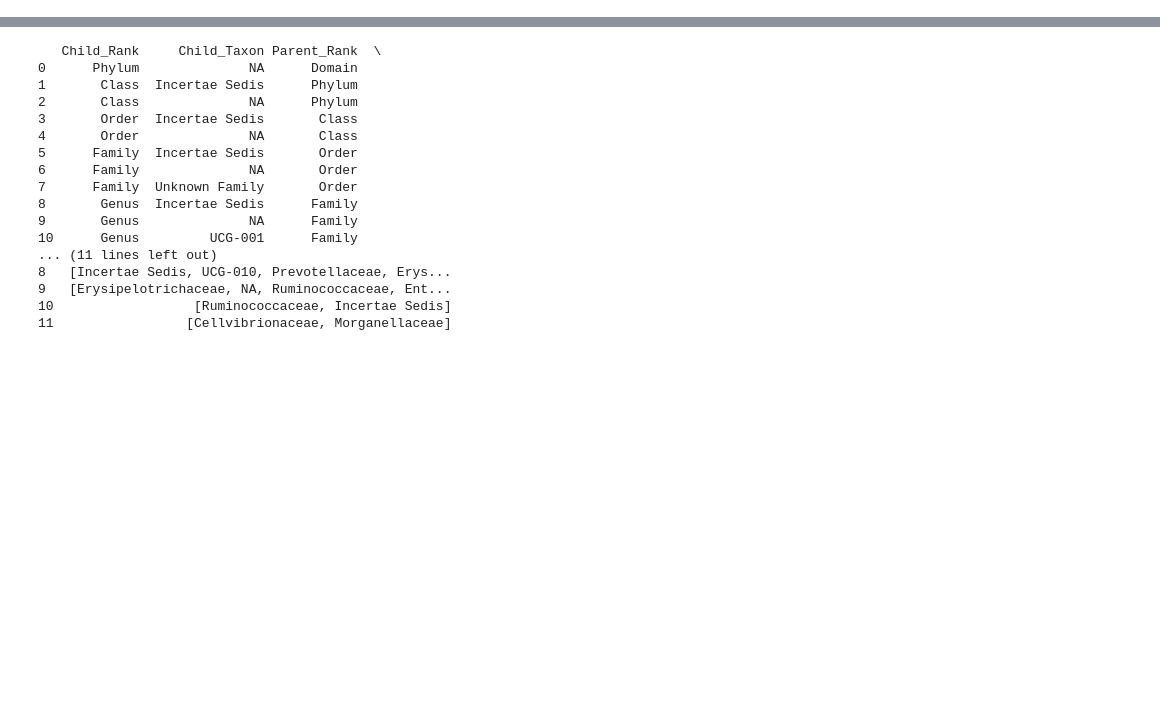
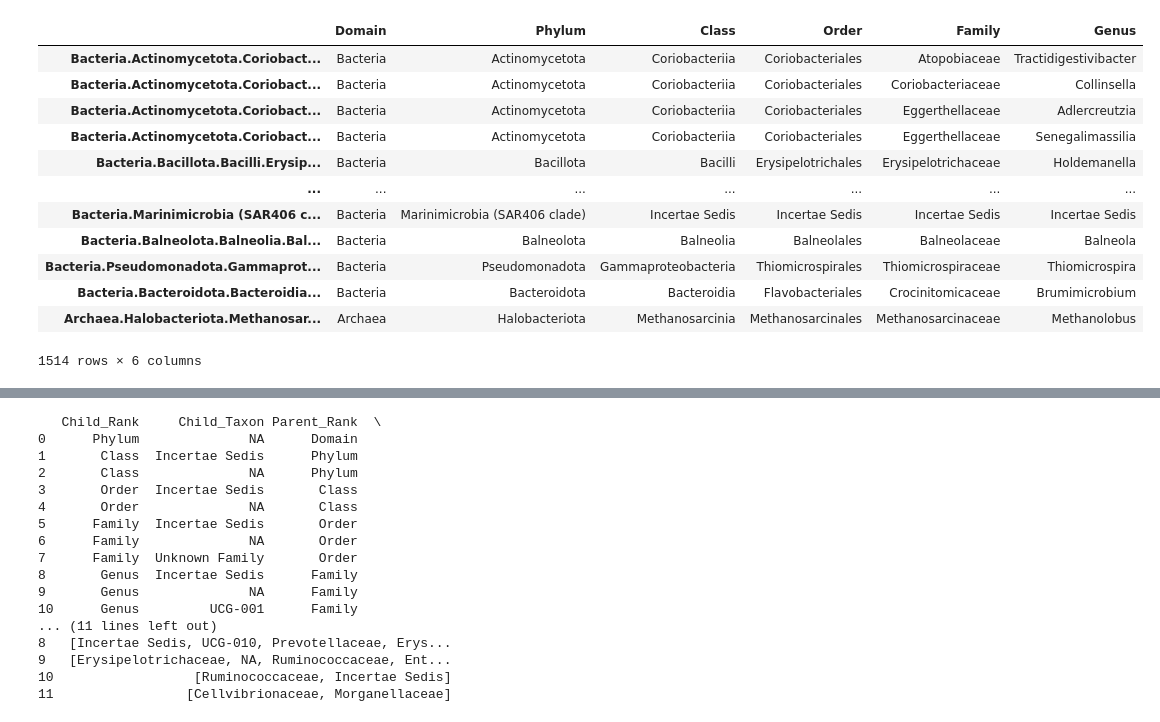
Before and after one commit to kkcchen/gut_microbiome_GPT, a Jupyter notebook: notebooks/split_taxa_by_level.ipynb, the cells around one changed output, grey strips where cells are left out. Drawn from its saved outputs; the diff is of its cells as text; code cells hidden in the pictures; blank space fills up the shorter version.

```diff
--- a/notebooks/split_taxa_by_level.ipynb
+++ b/notebooks/split_taxa_by_level.ipynb
@@ -78,0 +170,16 @@ data.varm['taxonomy'] = taxon_df
+# %%
+downstream_test.varm["taxonomy"]
+# %% [output]
+|  | Domain | Phylum | Class | Order | Family | Genus |
+| Bacteria.Actinomycetota.Coriobact... | Bacteria | Actinomycetota | Coriobacteriia | Coriobacteriales | Atopobiaceae | Tractidigestivibacter |
+| Bacteria.Actinomycetota.Coriobact... | Bacteria | Actinomycetota | Coriobacteriia | Coriobacteriales | Coriobacteriaceae | Collinsella |
+| Bacteria.Actinomycetota.Coriobact... | Bacteria | Actinomycetota | Coriobacteriia | Coriobacteriales | Eggerthellaceae | Adlercreutzia |
+| Bacteria.Actinomycetota.Coriobact... | Bacteria | Actinomycetota | Coriobacteriia | Coriobacteriales | Eggerthellaceae | Senegalimassilia |
+| Bacteria.Bacillota.Bacilli.Erysip... | Bacteria | Bacillota | Bacilli | Erysipelotrichales | Erysipelotrichaceae | Holdemanella |
+| ... | ... | ... | ... | ... | ... | ... |
+| Bacteria.Marinimicrobia (SAR406 c... | Bacteria | Marinimicrobia (SAR406 clade) | Incertae Sedis | Incertae Sedis | Incertae Sedis | Incertae Sedis |
+| Bacteria.Balneolota.Balneolia.Bal... | Bacteria | Balneolota | Balneolia | Balneolales | Balneolaceae | Balneola |
+| Bacteria.Pseudomonadota.Gammaprot... | Bacteria | Pseudomonadota | Gammaproteobacteria | Thiomicrospirales | Thiomicrospiraceae | Thiomicrospira |
+| Bacteria.Bacteroidota.Bacteroidia... | Bacteria | Bacteroidota | Bacteroidia | Flavobacteriales | Crocinitomicaceae | Brumimicrobium |
+| Archaea.Halobacteriota.Methanosar... | Archaea | Halobacteriota | Methanosarcinia | Methanosarcinales | Methanosarcinaceae | Methanolobus |
+1514 rows × 6 columns
```
Also changed, not shown: parts of 12 cells of this notebook, 9 other files.
